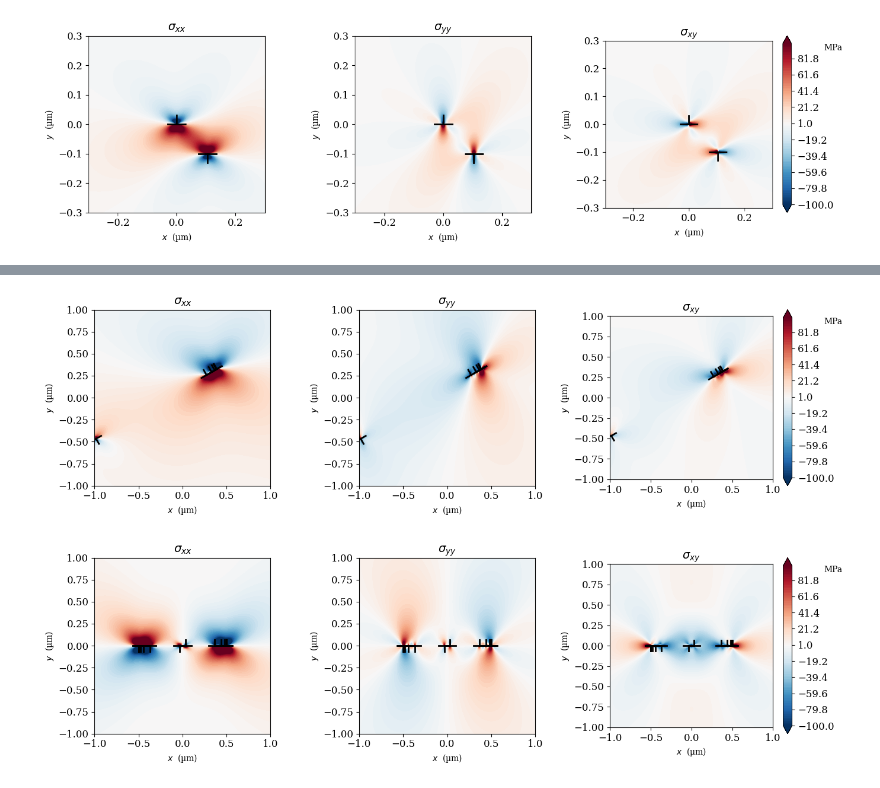
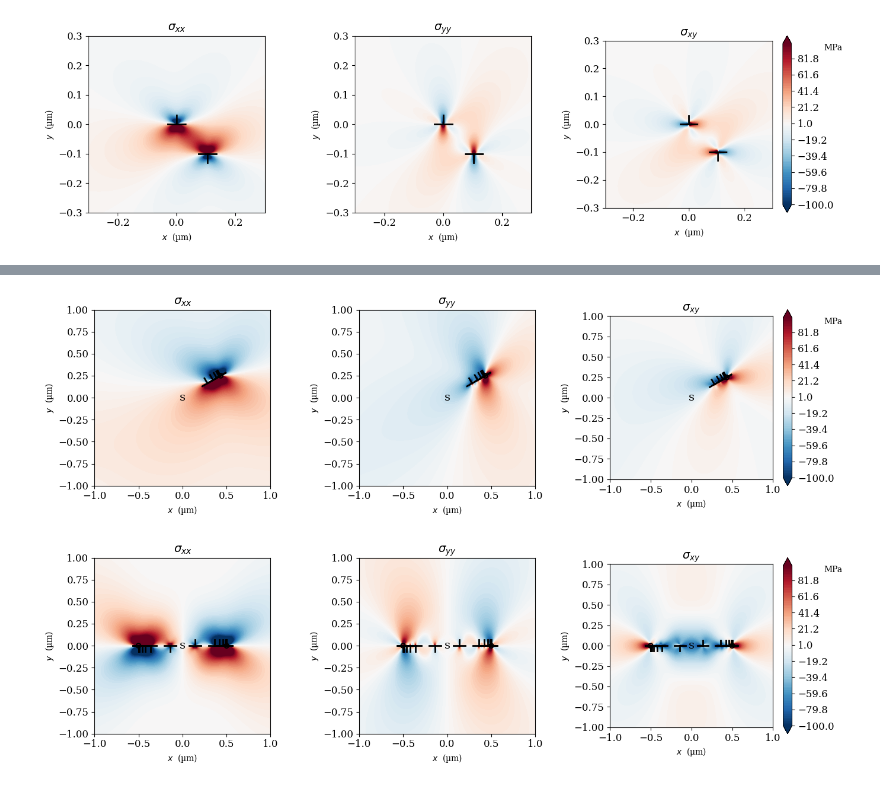
Before and after one commit to Luca-R27/PhDcourse_2026_CompMatMod, a Jupyter notebook: DDP/DDP.ipynb, the cells around one changed output, grey strips where cells are left out. Drawn from its saved outputs; the diff is of its cells as text; code cells hidden in the pictures.

```diff
--- a/DDP/DDP.ipynb
+++ b/DDP/DDP.ipynb
@@ -465,36 +470,36 @@ N = 0
 disl = Dislocations(
     x          = np.zeros(N,  dtype=np.float64),
     y          = np.zeros(N,  dtype=np.float64),
     sign       = np.ones(N,   dtype=np.int8),
     slip_plane = np.zeros(N,  dtype=np.int32),
     is_pinned = np.zeros(N,  dtype=np.bool),
 )
 
 θ_SP = np.array([np.pi/6])
 
 obstacle_pos = [
     np.array([[0.5*np.cos(θ_SP[0]), 0.5*np.sin(θ_SP[0])]]),
 ]
 
 obstacle_occupied = [
     np.zeros(1, dtype=bool),
 ]
 
 obstacles = [obstacle_pos, obstacle_occupied]
 
 sources = FrankRead_source(
     x          = np.zeros(N,  dtype=np.float64),
     y          = np.zeros(N,  dtype=np.float64),
     slip_plane = np.zeros(N,  dtype=np.int32),
     critical_RSS = np.zeros(N,  dtype=np.float64),
     timer      = np.zeros(N,  dtype=np.float64),
 )
 
-sources.add(x=0., y=0.1, slip_plane=0, critical_RSS=50, timer=0)
+sources.add(x=0., y=0., slip_plane=0, critical_RSS=50, timer=0)
 
-disl = evolve_dislocations(disl, np.array([0, 0, 150.0]), θ_SP, 2e-2, sources, obstacles)
+disl = evolve_dislocations(disl, np.array([0, 0, 150.0]), θ_SP, 3e-2, sources, obstacles)
 # %% [output]
-[figure, old version]
+[figure, new version]
 # %%
 # Double pile-up
 N = 0
@@ -528,8 +533,8 @@ sources = FrankRead_source(
 
 sources.add(x=0., y=0., slip_plane=0, critical_RSS=50, timer=0)
 
-disl = evolve_dislocations(disl, np.array([0, 0, 100.0]), θ_SP, 10e-3, sources, obstacles)
+disl = evolve_dislocations(disl, np.array([0, 0, 100.0]), θ_SP, 15e-3, sources, obstacles)
 # %% [output]
-[figure, old version]
+[figure, new version]
 # %%
 # try and remove the applied shear stress: all dislocations but the pinned two should disappear
```
Also changed, not shown: parts of 6 cells of this notebook.
